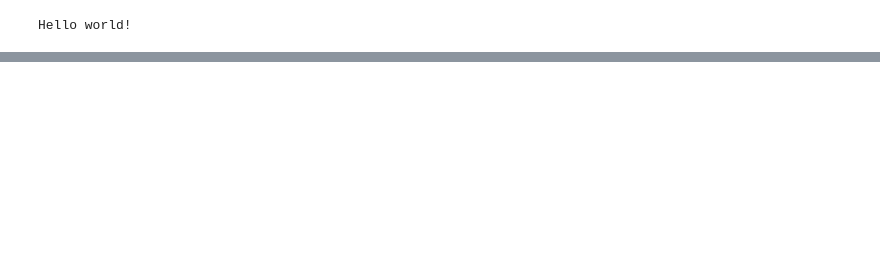
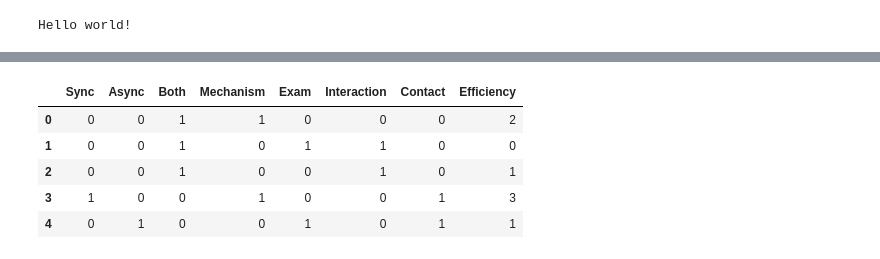
Before and after one commit to selmanbaskaya/Machine-Learning-and-Web-Development, a Jupyter notebook: ML-Project/Untitled.ipynb, the cells around one changed output, grey strips where cells are left out. Cells and saved outputs as stored; diff of their text form; code cells hidden in the pictures; blank space fills up the shorter version.

```diff
--- a/ML-Project/Untitled.ipynb
+++ b/ML-Project/Untitled.ipynb
@@ -16,0 +111,4 @@ data.head(5)
+# %%
+for column in data.columns[1:]:
+    data[column] = labelEncoder.fit_transform(data[column])
+data.head()
@@ -16,0 +122,4 @@ data.head(5)
+# %%
+#One Hot Encoder
+oneHotEncoder = OneHotEncoder()
+oneHotEncoder
@@ -16,0 +128,3 @@ data.head(5)
+# %%
+method = oneHotEncoder.fit_transform(data.iloc[:, 0:1]).toarray().astype(int)
+type(method)
@@ -16,0 +133,3 @@ data.head(5)
+# %%
+method = pd.DataFrame(data = method, index = range(969), columns = ["Sync", "Async", "Both"])
+method.head()
@@ -16,0 +143,10 @@ data.head(5)
+# %%
+data = pd.concat([method, data.iloc[:, 1:]], axis=1)
+data.head()
+# %% [output]
+|  | Sync | Async | Both | Mechanism | Exam | Interaction | Contact | Efficiency |
+| 0 | 0 | 0 | 1 | 1 | 0 | 0 | 0 | 2 |
+| 1 | 0 | 0 | 1 | 0 | 1 | 1 | 0 | 0 |
+| 2 | 0 | 0 | 1 | 0 | 0 | 1 | 0 | 1 |
+| 3 | 1 | 0 | 0 | 1 | 0 | 0 | 1 | 3 |
+| 4 | 0 | 1 | 0 | 0 | 1 | 0 | 1 | 1 |
```
Also changed, not shown: parts of 14 cells of this notebook, 3 other files.
